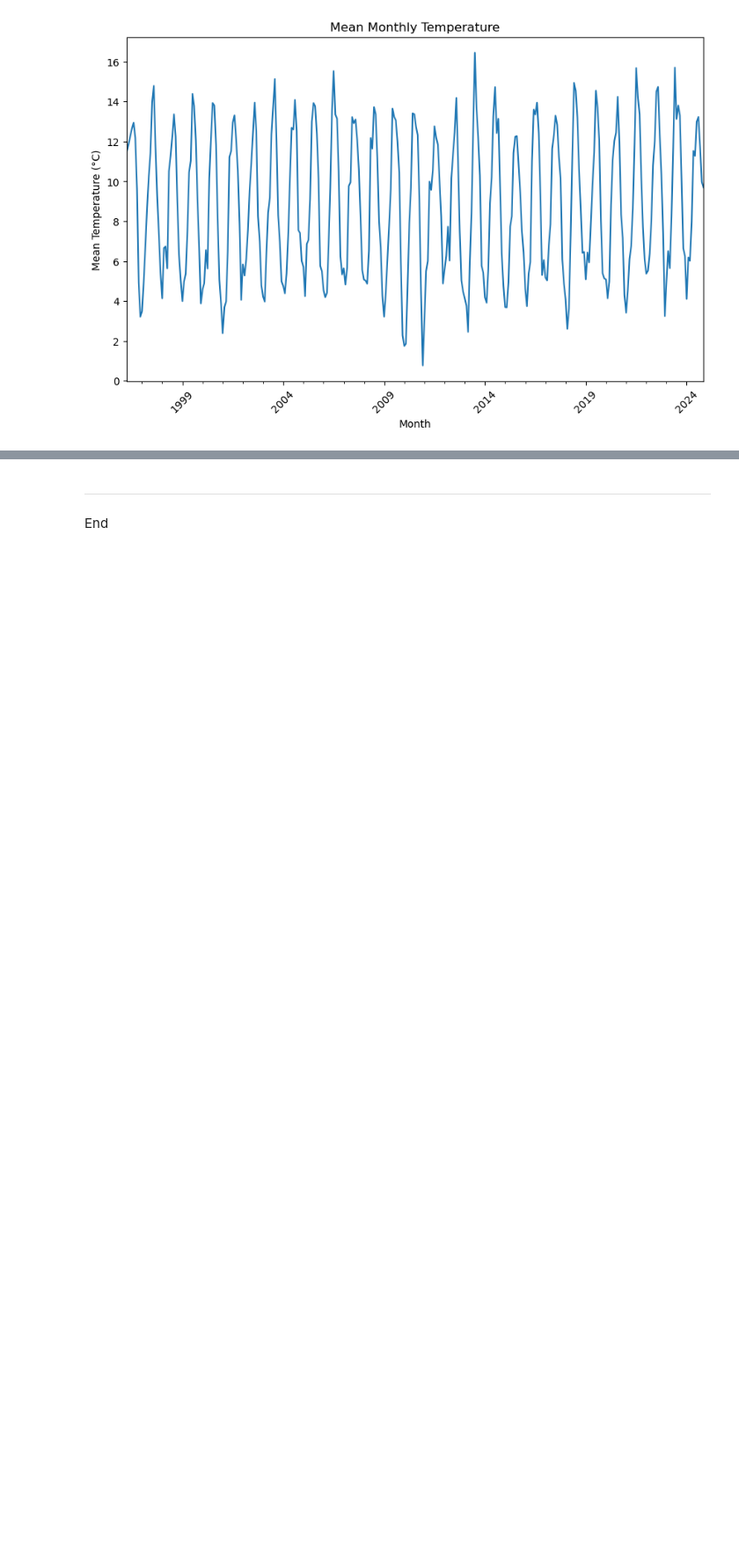
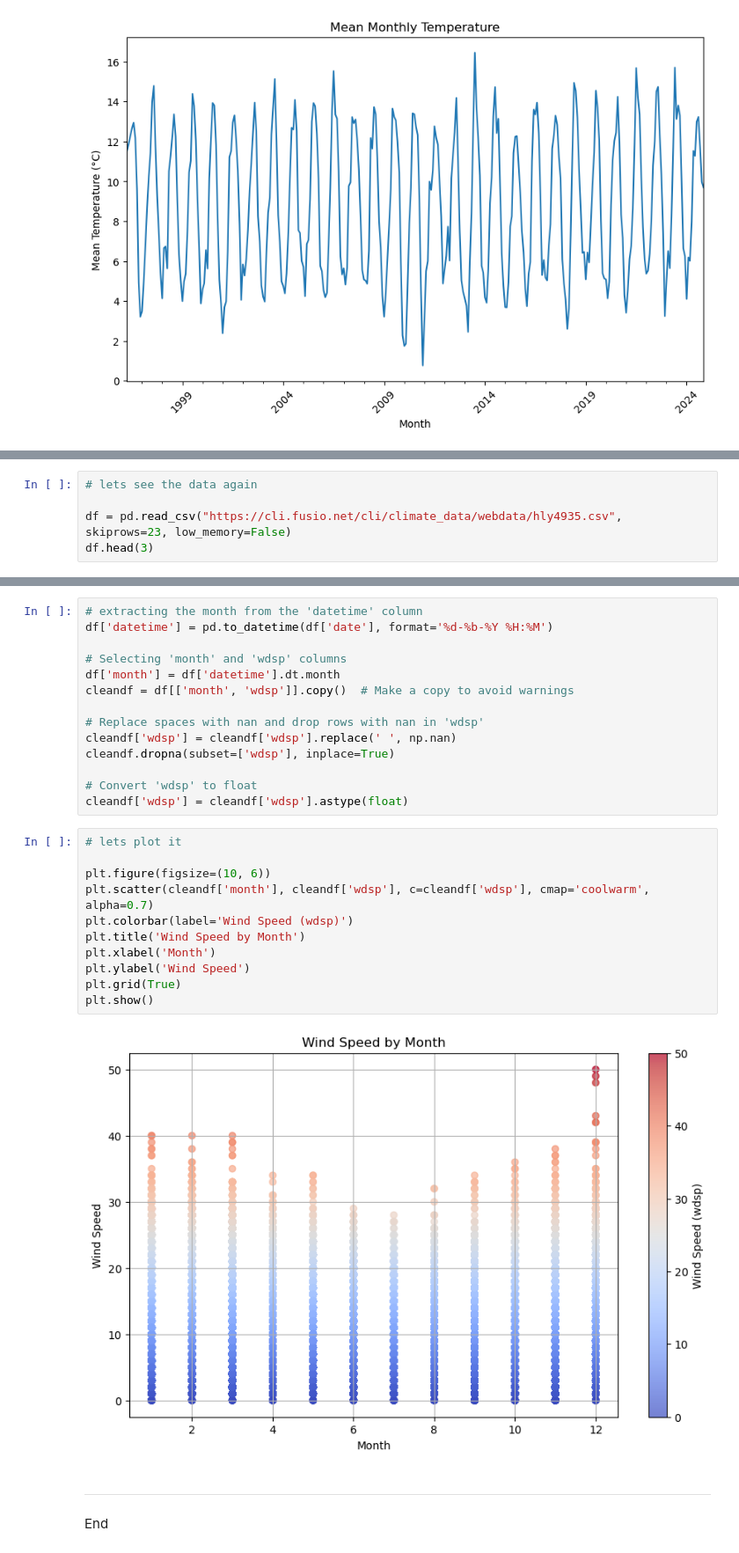
Before and after one commit to mondbr/PFDA_assignments, a Jupyter notebook: assignment6_Weather.ipynb, the cells around one changed output, grey strips where cells are left out. Shown at 88% size. Cells and saved outputs as stored; diff of their text form; blank space fills up the shorter version.

```diff
--- a/assignment6_Weather.ipynb
+++ b/assignment6_Weather.ipynb
@@ -117,0 +127,5 @@ plt.show()
+# %%
+# lets see the data again
+
+df = pd.read_csv("https://cli.fusio.net/cli/climate_data/webdata/hly4935.csv", skiprows=23, low_memory=False)
+df.head(3)
@@ -118,3 +138,30 @@ plt.show()
+# %%
+# extracting the month from the 'datetime' column
+df['datetime'] = pd.to_datetime(df['date'], format='%d-%b-%Y %H:%M')
+
+# Selecting 'month' and 'wdsp' columns
+df['month'] = df['datetime'].dt.month
+cleandf = df[['month', 'wdsp']].copy()  # Make a copy to avoid warnings
+
+# Replace spaces with nan and drop rows with nan in 'wdsp'
+cleandf['wdsp'] = cleandf['wdsp'].replace(' ', np.nan)
+cleandf.dropna(subset=['wdsp'], inplace=True)
+
+# Convert 'wdsp' to float
+cleandf['wdsp'] = cleandf['wdsp'].astype(float)
+# %%
+# lets plot it
+
+plt.figure(figsize=(10, 6))
+plt.scatter(cleandf['month'], cleandf['wdsp'], c=cleandf['wdsp'], cmap='coolwarm', alpha=0.7)
+plt.colorbar(label='Wind Speed (wdsp)')
+plt.title('Wind Speed by Month')
+plt.xlabel('Month')
+plt.ylabel('Wind Speed')
+plt.grid(True)
+plt.show()
+# %% [output]
+[figure, added]
 # %% [markdown]
 ******
 End
```
Also changed, not shown: parts of 3 cells of this notebook.
